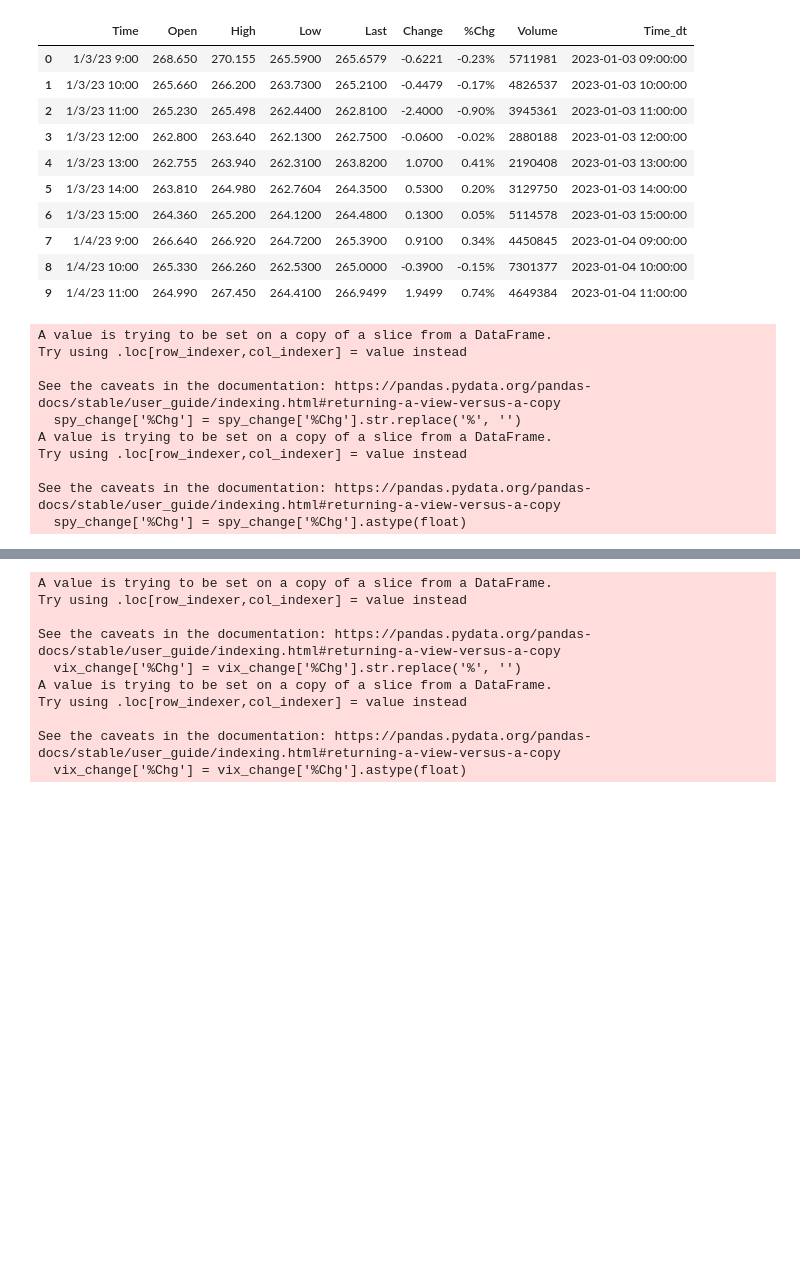
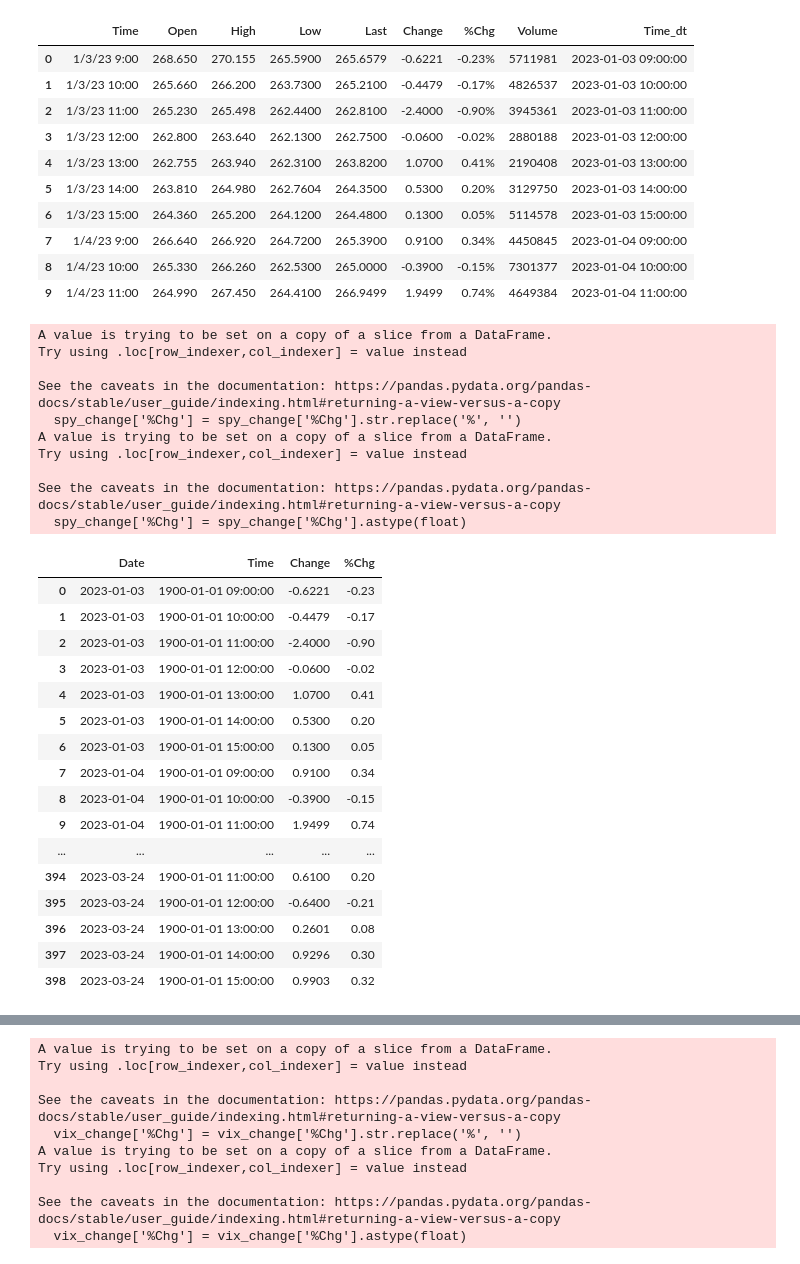
Before and after one commit to NicholasCG/AI-Options-Trading, a Jupyter notebook: lagged_Correlation/lagged_reference.ipynb, the cells around one changed output, grey strips where cells are left out. Saved outputs shown, nothing was run; the diff lists cells and outputs as text; code cells hidden in the pictures; blank space fills up the shorter version.

```diff
--- a/lagged_Correlation/lagged_reference.ipynb
+++ b/lagged_Correlation/lagged_reference.ipynb
@@ -4,6 +4,6 @@ import pandas as pd
 # %%
-spy_path = '/home/nick/Git/money-repo/lagged_Correlation/qqq_60min_2023Only.csv'
-vix_path = '/home/nick/Git/money-repo/lagged_Correlation/qqq_60min_2023Only.csv'
+spy_path = '/home/lumi/Git/money-repo/lagged_Correlation/qqq_60min_2023Only.csv'
+vix_path = '/home/lumi/Git/money-repo/lagged_Correlation/qqq_60min_2023Only.csv'
 # %%
 spy_df = pd.read_csv(spy_path)
 vix_df = pd.read_csv(vix_path)
@@ -42,35 +42,52 @@ except:
 
 
 spy_df['Time'] = spy_df['Time'].str.split(' ').str[1]
 
 # convert time to datetime
 spy_df['Time'] = pd.to_datetime(spy_df['Time'], format='%H:%M')
 
 spy_change = spy_df[['Date', 'Time', 'Change', '%Chg']]
 
 # Remove % sign from %Chg
 spy_change['%Chg'] = spy_change['%Chg'].str.replace('%', '')
 
 # Convert %Chg to float
 spy_change['%Chg'] = spy_change['%Chg'].astype(float)
 spy_change
 # convert to pivot table
-spy_change_pivot = spy_change.pivot(index='Date', columns='Time', values='%Chg')
-spy_vals_pivot = spy_change.pivot(index='Date', columns='Time', values='Change')
+# spy_change_pivot = spy_change.pivot(index='Date', columns='Time', values='%Chg')
+# spy_vals_pivot = spy_change.pivot(index='Date', columns='Time', values='Change')
 
 # spy_change_pivot
 # convert values to -1 or 1, set NaN for 0
 # %% [output]
 A value is trying to be set on a copy of a slice from a DataFrame.
 Try using .loc[row_indexer,col_indexer] = value instead
 
 See the caveats in the documentation: https://pandas.pydata.org/pandas-docs/stable/user_guide/indexing.html#returning-a-view-versus-a-copy
   spy_change['%Chg'] = spy_change['%Chg'].str.replace('%', '')
 A value is trying to be set on a copy of a slice from a DataFrame.
 Try using .loc[row_indexer,col_indexer] = value instead
 
 See the caveats in the documentation: https://pandas.pydata.org/pandas-docs/stable/user_guide/indexing.html#returning-a-view-versus-a-copy
   spy_change['%Chg'] = spy_change['%Chg'].astype(float)
+|  | Date | Time | Change | %Chg |
+| 0 | 2023-01-03 | 1900-01-01 09:00:00 | -0.6221 | -0.23 |
+| 1 | 2023-01-03 | 1900-01-01 10:00:00 | -0.4479 | -0.17 |
+| 2 | 2023-01-03 | 1900-01-01 11:00:00 | -2.4000 | -0.90 |
+| 3 | 2023-01-03 | 1900-01-01 12:00:00 | -0.0600 | -0.02 |
+| 4 | 2023-01-03 | 1900-01-01 13:00:00 | 1.0700 | 0.41 |
+| 5 | 2023-01-03 | 1900-01-01 14:00:00 | 0.5300 | 0.20 |
+| 6 | 2023-01-03 | 1900-01-01 15:00:00 | 0.1300 | 0.05 |
+| 7 | 2023-01-04 | 1900-01-01 09:00:00 | 0.9100 | 0.34 |
+| 8 | 2023-01-04 | 1900-01-01 10:00:00 | -0.3900 | -0.15 |
+| 9 | 2023-01-04 | 1900-01-01 11:00:00 | 1.9499 | 0.74 |
+| ... | ... | ... | ... | ... |
+| 394 | 2023-03-24 | 1900-01-01 11:00:00 | 0.6100 | 0.20 |
+| 395 | 2023-03-24 | 1900-01-01 12:00:00 | -0.6400 | -0.21 |
+| 396 | 2023-03-24 | 1900-01-01 13:00:00 | 0.2601 | 0.08 |
+| 397 | 2023-03-24 | 1900-01-01 14:00:00 | 0.9296 | 0.30 |
+| 398 | 2023-03-24 | 1900-01-01 15:00:00 | 0.9903 | 0.32 |
 # %%
 # convert values to -1 or 1, set NaN for 0
 spy_change_pivot = spy_change_pivot.applymap(lambda x: 1 if x >= high_thres else -1 if x <= -low_thres else pd.NA)
```
Also changed, not shown: parts of 4 cells of this notebook, 9 other files.
